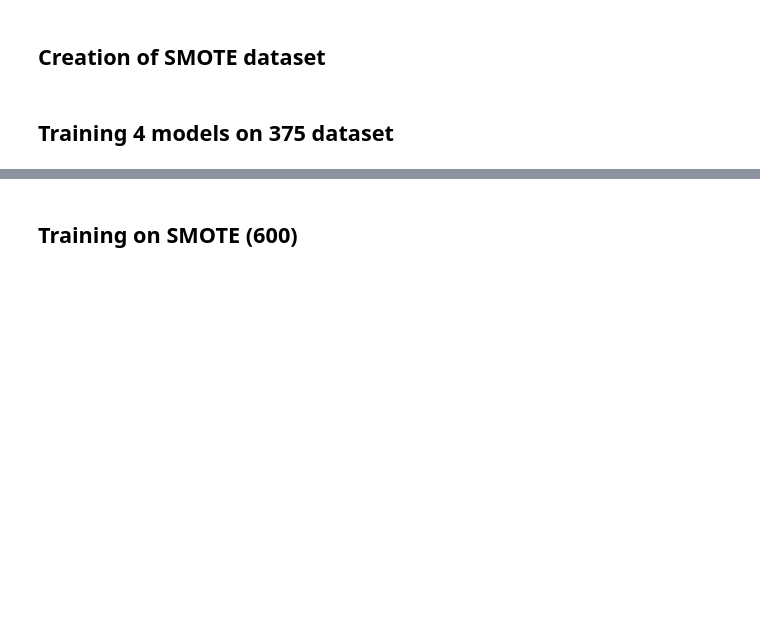
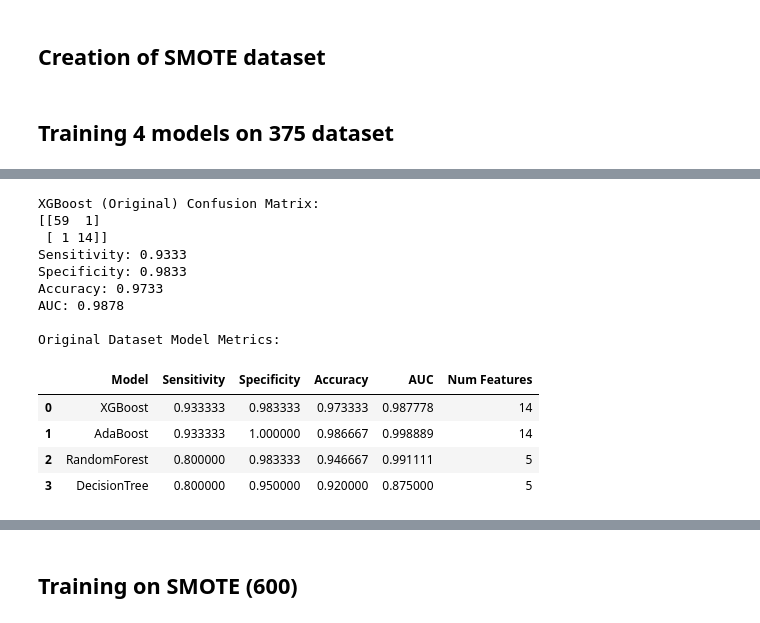
Before and after one commit to debashreebanerjee/COVIPRED-INDIAN, a Jupyter notebook: Codes/India.ipynb, the cells around one changed output, grey strips where cells are left out. Drawn from its saved outputs; the diff is of its cells as text; code cells hidden in the pictures; blank space fills up the shorter version.

Commit message:
Added documentation for Indian model creation

```diff
--- a/Codes/India.ipynb
+++ b/Codes/India.ipynb
@@ -210,3 +210,64 @@ DecisionTree selected features: ['Total WBC Count(/Cumm)', 'Neutrophils(%)', 'Ly
 | 1 | AdaBoost | {'model__learning_rate': 1.0, 'mo... | [Haemoglobin(gms%), Total WBC Cou... | 0.960000 | 0.986667 |
 | 2 | RandomForest | {'model__max_depth': 7, 'model__n... | [Total WBC Count(/Cumm), Neutroph... | 0.960000 | 0.946667 |
 | 3 | DecisionTree | {'model__criterion': 'entropy', '... | [Total WBC Count(/Cumm), Neutroph... | 0.950000 | 0.920000 |
+# %%
+from sklearn.metrics import confusion_matrix, roc_auc_score
+
+# Confusion matrix and metrics for XGBoost (original dataset)
+xgb_pipe = joblib.load(os.path.join(MODELS_DIR, 'best_XGBoost_original.pkl'))
+y_pred = xgb_pipe.predict(X_test)
+cm = confusion_matrix(y_test, y_pred)
+auc = roc_auc_score(y_test, xgb_pipe.predict_proba(X_test)[:,1])
+
+# Sensitivity, specificity, accuracy
+TN, FP, FN, TP = cm.ravel()
+sensitivity = TP / (TP + FN) if (TP + FN) > 0 else 0
+specificity = TN / (TN + FP) if (TN + FP) > 0 else 0
+accuracy = (TP + TN) / (TP + TN + FP + FN)
+
+print('XGBoost (Original) Confusion Matrix:')
+print(cm)
+print(f'Sensitivity: {sensitivity:.4f}')
+print(f'Specificity: {specificity:.4f}')
+print(f'Accuracy: {accuracy:.4f}')
+print(f'AUC: {auc:.4f}')
+
+# Metrics table for all models (original dataset)
+metrics_table = []
+for name, res in results.items():
+    pipe = joblib.load(os.path.join(MODELS_DIR, f'best_{name}_original.pkl'))
+    y_pred = pipe.predict(X_test)
+    cm = confusion_matrix(y_test, y_pred)
+    auc = roc_auc_score(y_test, pipe.predict_proba(X_test)[:,1]) if hasattr(pipe.named_steps['model'], 'predict_proba') else None
+    TN, FP, FN, TP = cm.ravel()
+    sensitivity = TP / (TP + FN) if (TP + FN) > 0 else 0
+    specificity = TN / (TN + FP) if (TN + FP) > 0 else 0
+    accuracy = (TP + TN) / (TP + TN + FP + FN)
+    n_features = sum(pipe.named_steps['select'].get_support())
+    metrics_table.append({
+        'Model': name,
+        'Sensitivity': sensitivity,
+        'Specificity': specificity,
+        'Accuracy': accuracy,
+        'AUC': auc,
+        'Num Features': n_features
+    })
+
+metrics_df = pd.DataFrame(metrics_table)
+print('\nOriginal Dataset Model Metrics:')
+display(metrics_df)
+# %% [output]
+XGBoost (Original) Confusion Matrix:
+[[59  1]
+ [ 1 14]]
+Sensitivity: 0.9333
+Specificity: 0.9833
+Accuracy: 0.9733
+AUC: 0.9878
+
+Original Dataset Model Metrics:
+|  | Model | Sensitivity | Specificity | Accuracy | AUC | Num Features |
+| 0 | XGBoost | 0.933333 | 0.983333 | 0.973333 | 0.987778 | 14 |
+| 1 | AdaBoost | 0.933333 | 1.000000 | 0.986667 | 0.998889 | 14 |
+| 2 | RandomForest | 0.800000 | 0.983333 | 0.946667 | 0.991111 | 5 |
+| 3 | DecisionTree | 0.800000 | 0.950000 | 0.920000 | 0.875000 | 5 |
```
Also changed, not shown: parts of 5 cells of this notebook, 1 other file.
